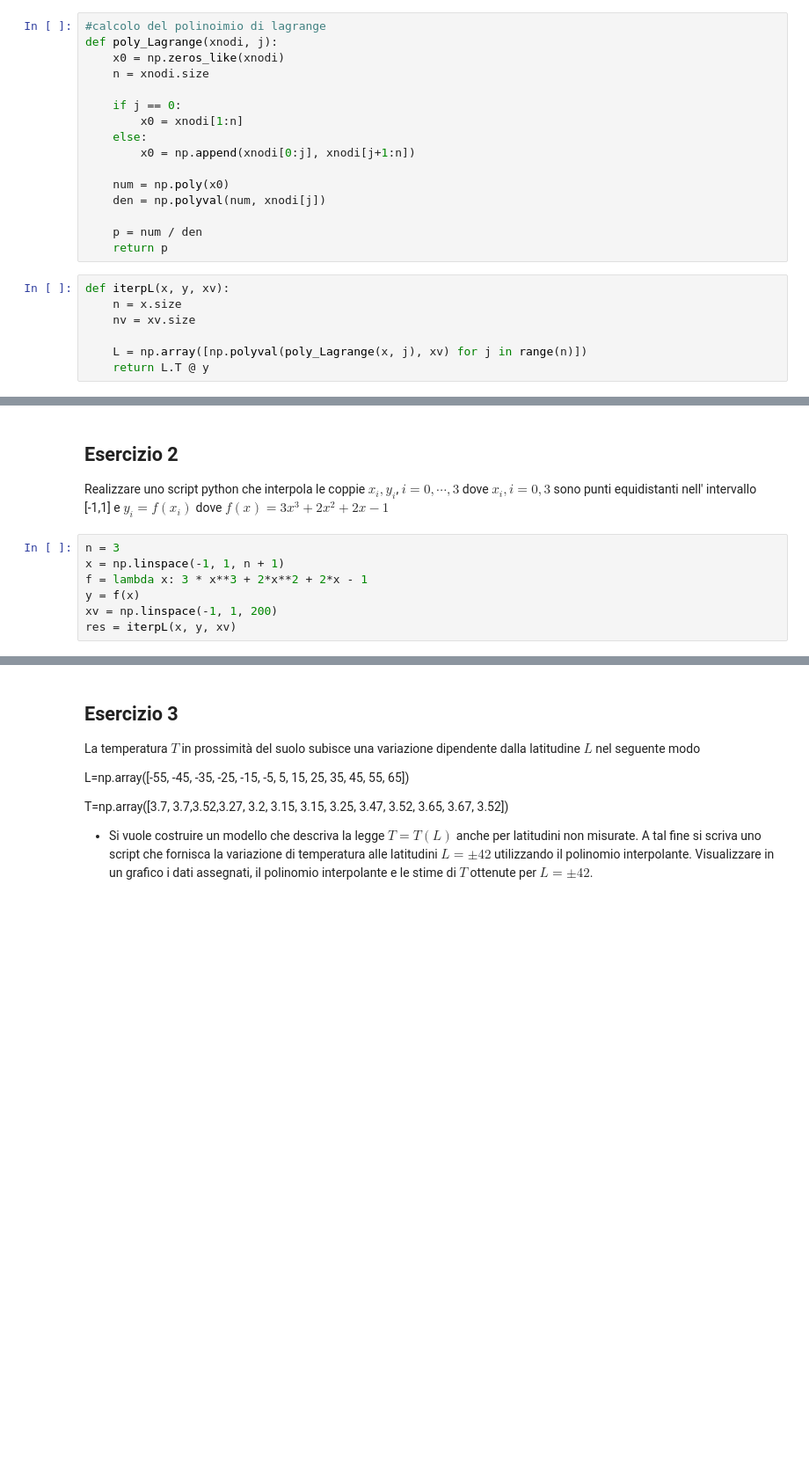
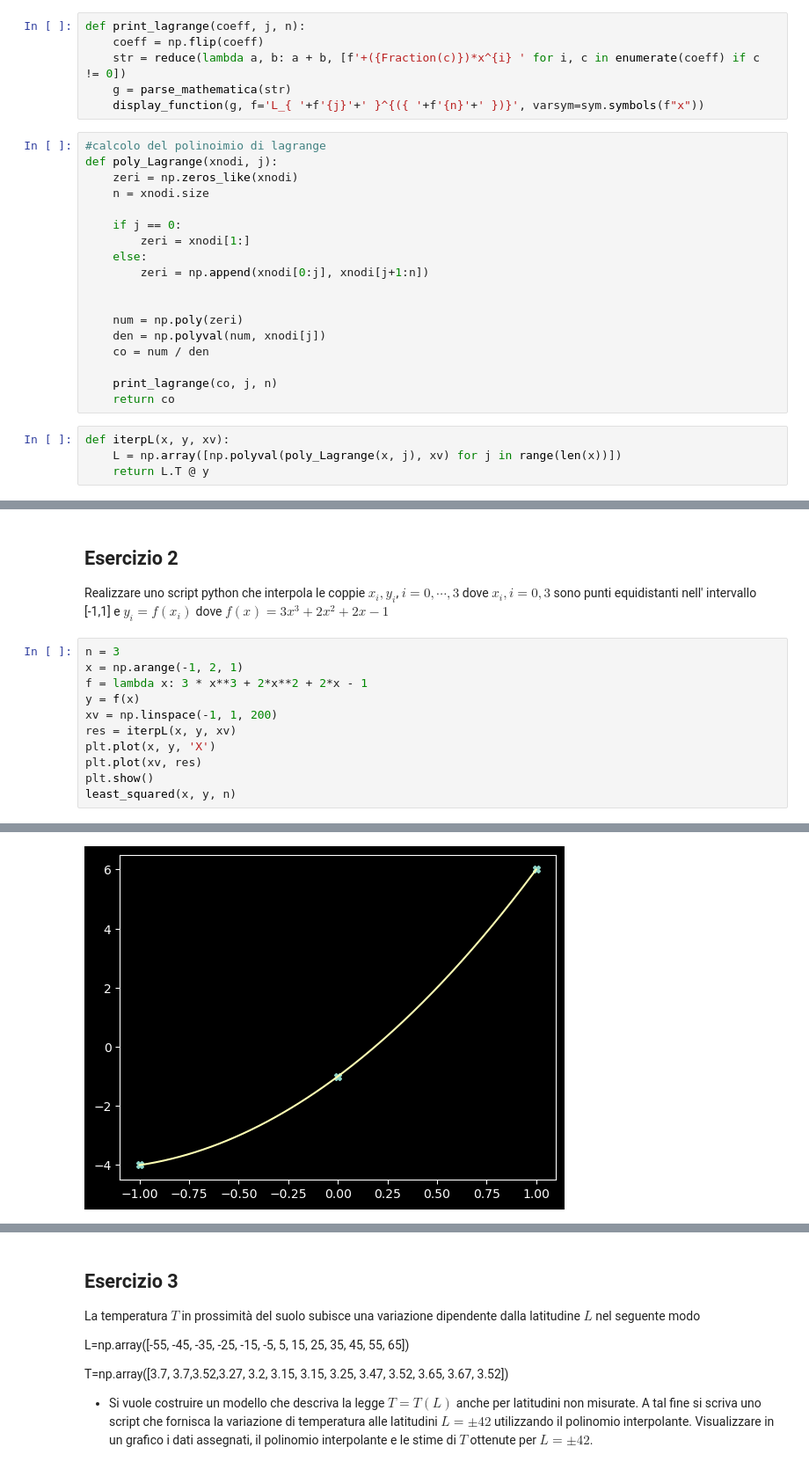
Before and after one commit to KeegTheBoi/metodi_numerici_es, a Jupyter notebook: Lecture 10/ESercitazione_10.ipynb, the cells around one changed output, grey strips where cells are left out. Shown: that part at 88% size. Cells and saved outputs as stored; diff of their text form; blank space fills up the shorter version.

```diff
--- a/Lecture 10/ESercitazione_10.ipynb
+++ b/Lecture 10/ESercitazione_10.ipynb
@@ -133,28 +292,33 @@ Funzioni Python  utili:
 
 -  numpy.poly() restituisce i coefficienti di un polinomio di zeri assegnati,
  - numpy.polyval(p, x)  valuta un polinomio in un punto assegnato.
+# %%
+def print_lagrange(coeff, j, n):
+    coeff = np.flip(coeff)
+    str = reduce(lambda a, b: a + b, [f'+({Fraction(c)})*x^{i} ' for i, c in enumerate(coeff) if c != 0])
+    g = parse_mathematica(str)
+    display_function(g, f='L_{ '+f'{j}'+' }^{({ '+f'{n}'+' })}', varsym=sym.symbols(f"x"))
 # %%
 #calcolo del polinoimio di lagrange
 def poly_Lagrange(xnodi, j):
-    x0 = np.zeros_like(xnodi)
+    zeri = np.zeros_like(xnodi)
     n = xnodi.size
 
     if j == 0:
-        x0 = xnodi[1:n]
+        zeri = xnodi[1:]
     else:
-        x0 = np.append(xnodi[0:j], xnodi[j+1:n])
+        zeri = np.append(xnodi[0:j], xnodi[j+1:n])
 
-    num = np.poly(x0)
+
+    num = np.poly(zeri)
     den = np.polyval(num, xnodi[j])
+    co = num / den
 
-    p = num / den
-    return p
+    print_lagrange(co, j, n)
+    return co
 # %%
 def iterpL(x, y, xv):
-    n = x.size
-    nv = xv.size
-
-    L = np.array([np.polyval(poly_Lagrange(x, j), xv) for j in range(n)])
+    L = np.array([np.polyval(poly_Lagrange(x, j), xv) for j in range(len(x))])
     return L.T @ y
 # %% [markdown]
 ## Esercizio 1
@@ -169,8 +333,13 @@ Realizzare uno script python che interpola le coppie $x_i,y_i$, $i=0,\cdots,3$
 dove $x_i,i=0,3$ sono punti equidistanti nell' intervallo [-1,1] e $y_i=f(x_i)$ dove $f(x)=3x^3+2x^2+2x-1$
 # %%
 n = 3
-x = np.linspace(-1, 1, n + 1)
+x = np.arange(-1, 2, 1)
 f = lambda x: 3 * x**3 + 2*x**2 + 2*x - 1
 y = f(x)
 xv = np.linspace(-1, 1, 200)
 res = iterpL(x, y, xv)
+plt.plot(x, y, 'X')
+plt.plot(xv, res)
+plt.show()
+least_squared(x, y, n)
+# %% [output]
@@ -176,0 +349 @@ res = iterpL(x, y, xv)
+[figure, added]
```
Also changed, not shown: parts of 11 cells of this notebook, 5 other files.
